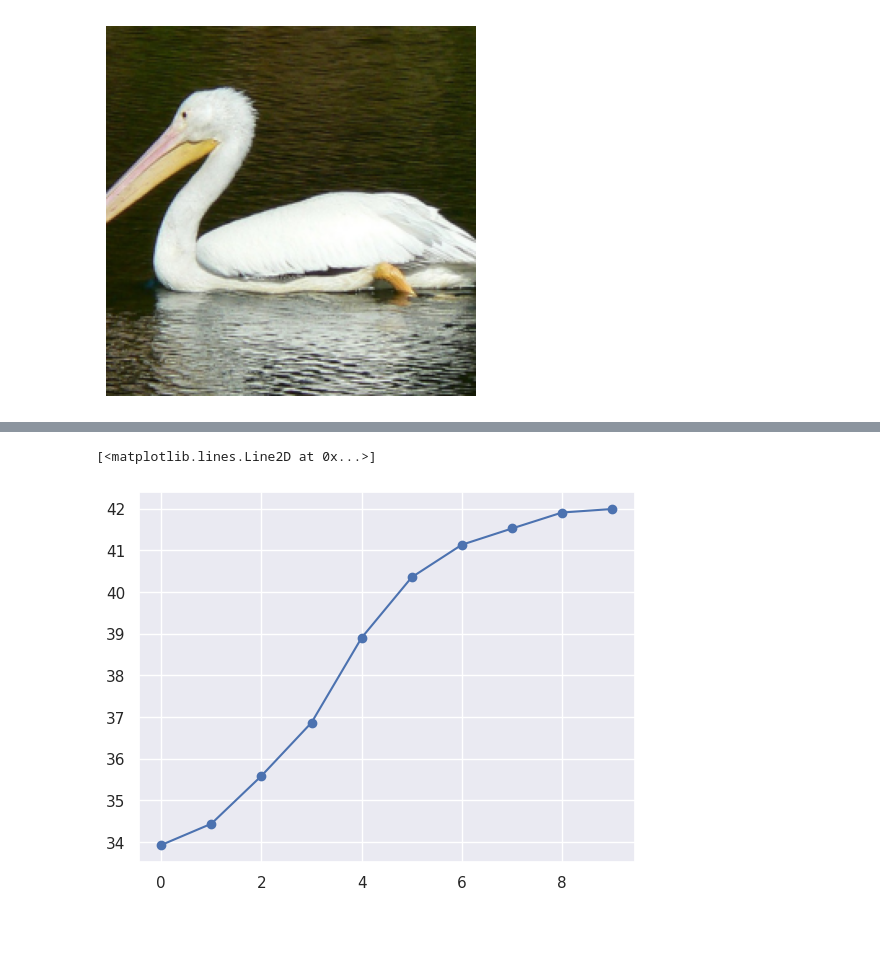
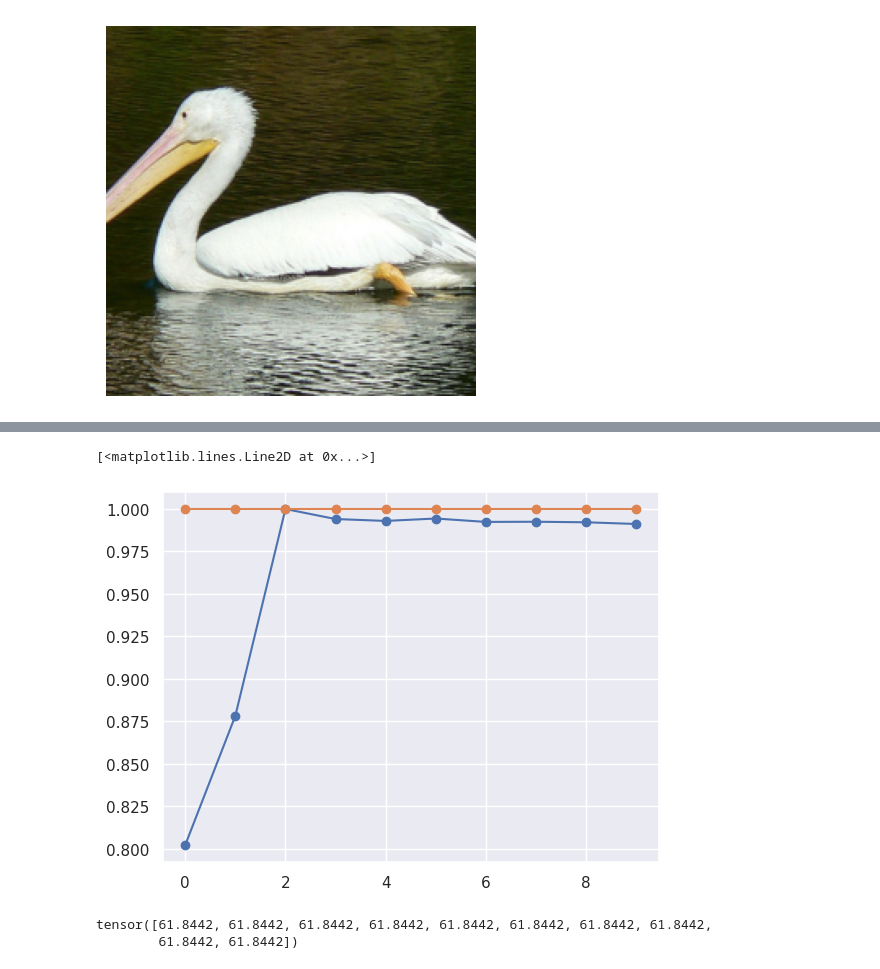
Before and after one commit to FrederikWarburg/bayesian-metric-learning, a Jupyter notebook: notebooks/teaser_figure.ipynb, the cells around one changed output, grey strips where cells are left out. Cells and saved outputs as stored; diff of their text form; code cells hidden in the pictures; blank space fills up the shorter version.

```diff
--- a/notebooks/teaser_figure.ipynb
+++ b/notebooks/teaser_figure.ipynb
@@ -202,5 +221,11 @@ plt.show()
-# %%
-plt.plot(variance, '-o')
-# %% [output]
-[<matplotlib.lines.Line2D at 0x...>]
-[figure, removed]
+# %%
+plt.plot(variance / torch.max(variance), '-o')
+plt.plot(pfe_variance / torch.max(pfe_variance), '-o')
+# %% [output]
+[<matplotlib.lines.Line2D at 0x...>]
+[figure, added]
+# %%
+pfe_variance
+# %% [output]
+tensor([61.8442, 61.8442, 61.8442, 61.8442, 61.8442, 61.8442, 61.8442, 61.8442,
+        61.8442, 61.8442])
```
Also changed, not shown: parts of 5 cells of this notebook, 10 other files.
